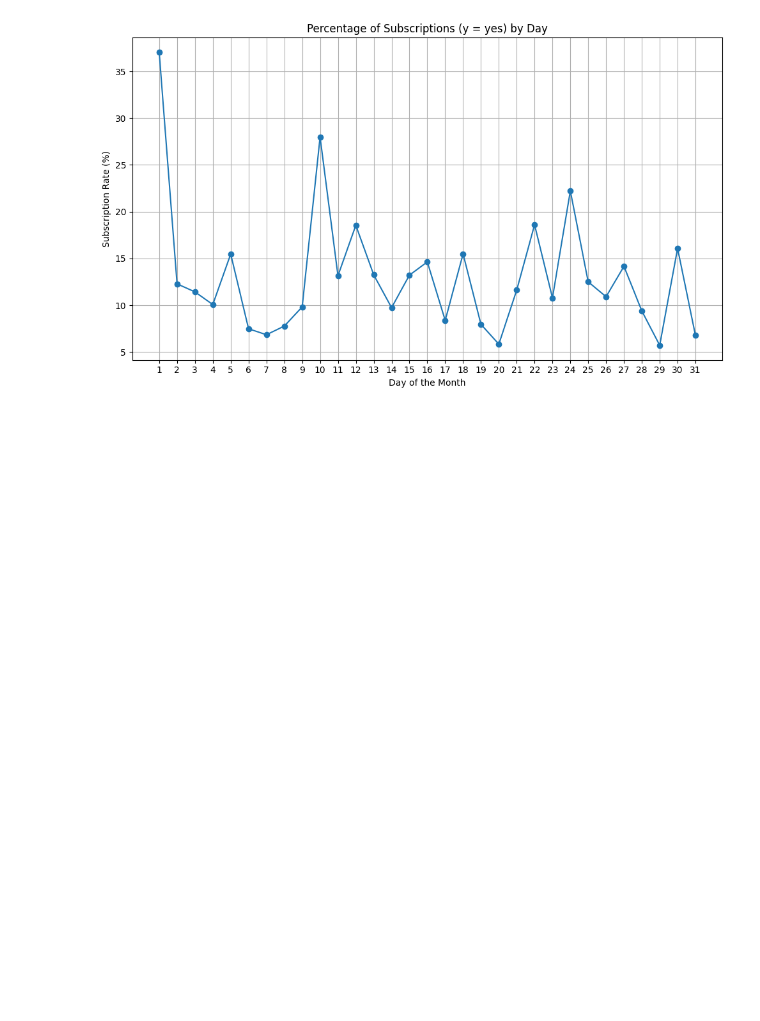
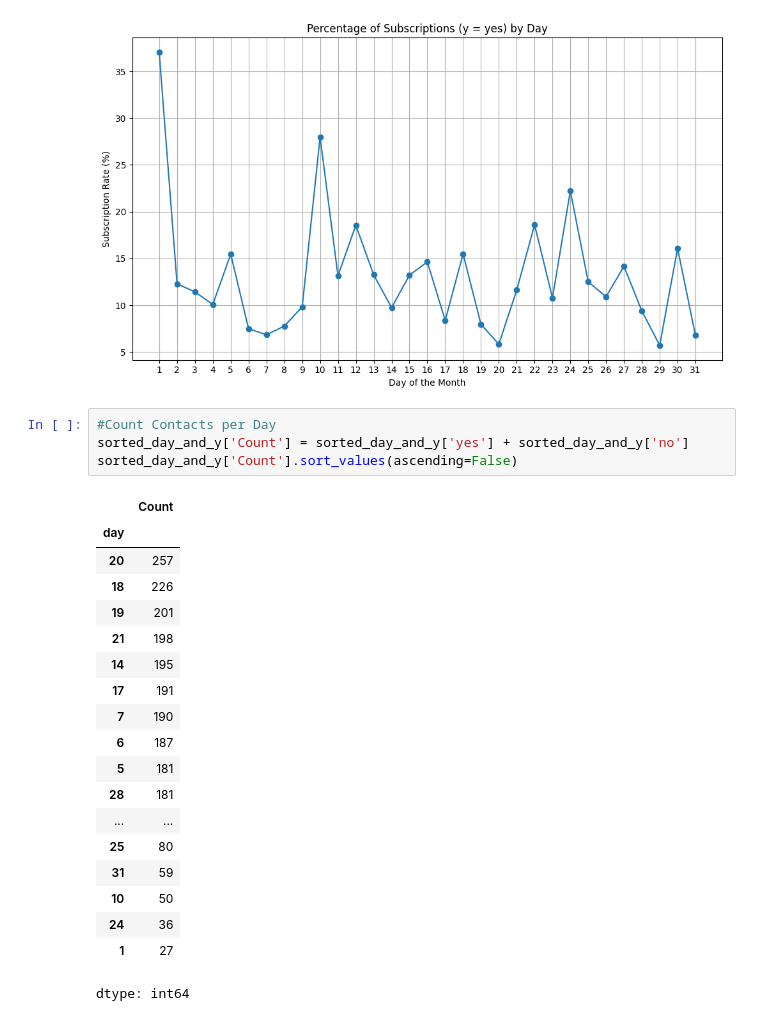
Before and after one commit to viktoruebelhart/uci_bank, a Jupyter notebook: UCI_BANK.ipynb, the cells around one changed output. Drawn from its saved outputs; the diff is of its cells as text; blank space fills up the shorter version.

```diff
--- a/UCI_BANK.ipynb
+++ b/UCI_BANK.ipynb
@@ -979,3 +1051,27 @@ plt.tight_layout()
 plt.show()
 # %% [output]
 [figure]
+# %%
+#Count Contacts per Day
+sorted_day_and_y['Count'] = sorted_day_and_y['yes'] + sorted_day_and_y['no']
+sorted_day_and_y['Count'].sort_values(ascending=False)
+# %% [output]
+|  | Count |
+| day |  |
+| 20 | 257 |
+| 18 | 226 |
+| 19 | 201 |
+| 21 | 198 |
+| 14 | 195 |
+| 17 | 191 |
+| 7 | 190 |
+| 6 | 187 |
+| 5 | 181 |
+| 28 | 181 |
+| ... | ... |
+| 25 | 80 |
+| 31 | 59 |
+| 10 | 50 |
+| 24 | 36 |
+| 1 | 27 |
+dtype: int64
```
Also changed, not shown: parts of 5 cells of this notebook.
